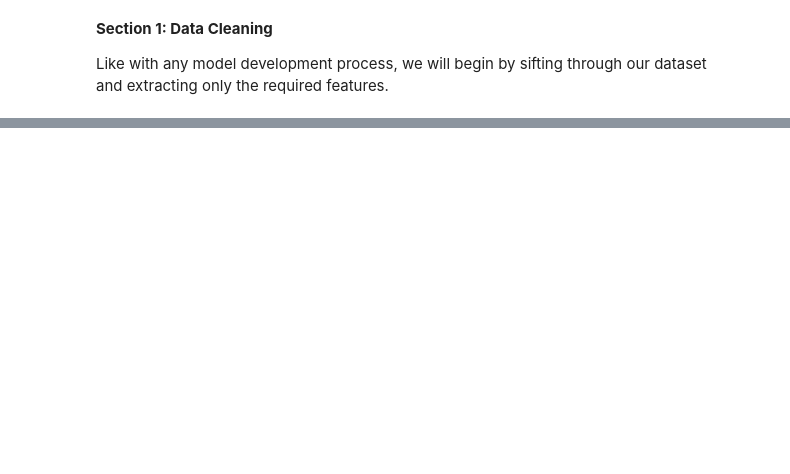
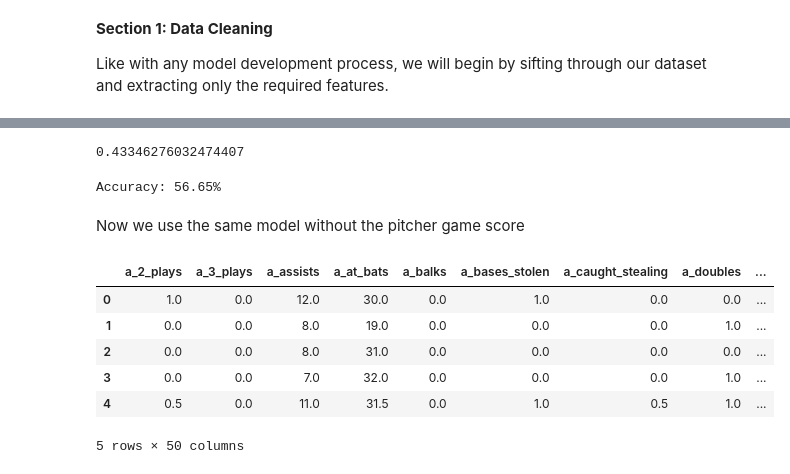
Before and after one commit to hughbromund/DubbClub, a Jupyter notebook: models/mlb_pregame_prediction/mlb_pregame_prediction.ipynb, the cells around one changed output, grey strips where cells are left out. Saved outputs shown, nothing was run; the diff lists cells and outputs as text; code cells hidden in the pictures; blank space fills up the shorter version.

```diff
--- a/models/mlb_pregame_prediction/mlb_pregame_prediction.ipynb
+++ b/models/mlb_pregame_prediction/mlb_pregame_prediction.ipynb
@@ -120,0 +241,11 @@ for x in unique_in_elo:
+# %%
+y_test_pred = model_xgboost.predict(X_test)
+mse = mean_squared_error(y_test_pred, y_test)
+mse
+# %% [output]
+0.43346276032474407
+# %%
+accuracy = accuracy_score(y_test, y_test_pred)
+print("Accuracy: %.2f%%" % (accuracy * 100.0))
+# %% [output]
+Accuracy: 56.65%
@@ -120,0 +254,20 @@ for x in unique_in_elo:
+# %% [markdown]
+Now we use the same model without the pitcher game score
+# %%
+df_without_pitcher = pd.read_csv("./training_data.csv")
+df_without_pitcher = df_without_pitcher.loc[:, ~df_without_pitcher.columns.str.contains('^Unnamed')]
+df_without_pitcher.drop(columns=['h_pitch_rgs', 'a_pitch_rgs'], inplace=True)
+# %%
+y = df_without_pitcher['home_win']
+df_without_pitcher.drop(columns=['home_win'], inplace=True)
+X = df_without_pitcher
+X_train, X_test, y_train, y_test = train_test_split(X, y, test_size=0.2, random_state=123)
+X.head()
+# %% [output]
+|  | a_2_plays | a_3_plays | a_assists | a_at_bats | a_balks | a_bases_stolen | a_caught_stealing | a_doubles | ... |
+| 0 | 1.0 | 0.0 | 12.0 | 30.0 | 0.0 | 1.0 | 0.0 | 0.0 | ... |
+| 1 | 0.0 | 0.0 | 8.0 | 19.0 | 0.0 | 0.0 | 0.0 | 1.0 | ... |
+| 2 | 0.0 | 0.0 | 8.0 | 31.0 | 0.0 | 0.0 | 0.0 | 0.0 | ... |
+| 3 | 0.0 | 0.0 | 7.0 | 32.0 | 0.0 | 0.0 | 0.0 | 1.0 | ... |
+| 4 | 0.5 | 0.0 | 11.0 | 31.5 | 0.0 | 1.0 | 0.5 | 1.0 | ... |
+5 rows × 50 columns
```
Also changed, not shown: parts of 26 cells of this notebook, 2 other files.
